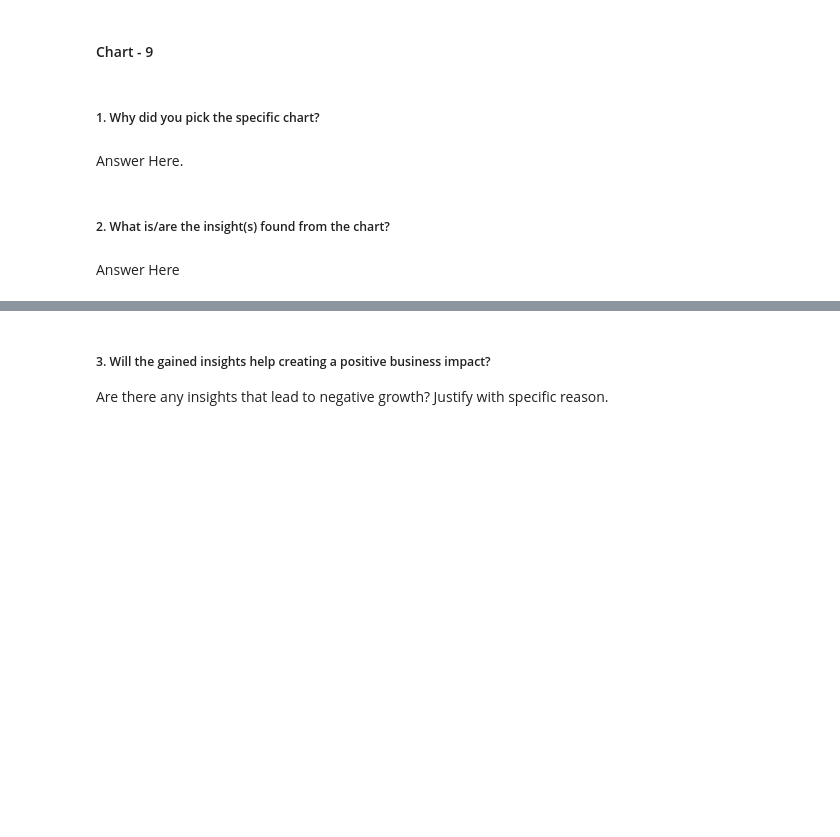
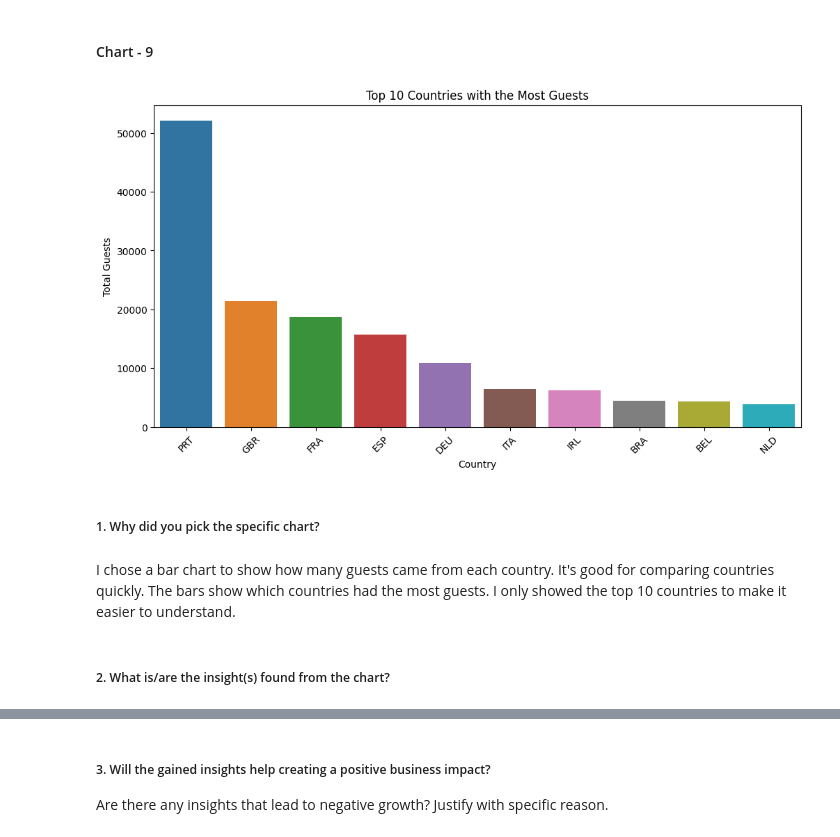
Before and after one commit to Sonall2023/Capstone_EDA_Hotel_booking, a Jupyter notebook: Hotel_Booking_Analysis.ipynb, the cells around one changed output, grey strips where cells are left out. Cells and saved outputs as stored; diff of their text form; code cells hidden in the pictures; blank space fills up the shorter version.

```diff
--- a/Hotel_Booking_Analysis.ipynb
+++ b/Hotel_Booking_Analysis.ipynb
@@ -795,8 +825,23 @@ Answer Here
+# %%
+# Chart - 9 visualization code
+# Top 10 countries with the Most Guests
+# Grouping data by country and calculating total guests from each country
+guests_by_country = Hotel_df.groupby('country')['total_guests'].sum().reset_index()
+# Sorting data in descending order of total guests
+guests_by_country = guests_by_country.sort_values(by='total_guests', ascending=False)
+# Plotting the bar chart
+plt.figure(figsize=(12, 6))
+sns.barplot(x='country', y='total_guests', data=guests_by_country.head(10))
+plt.xlabel('Country')
+plt.ylabel('Total Guests')
+plt.title('Top 10 Countries with the Most Guests')
+plt.xticks(rotation=45)
+plt.show()
+# %% [output]
+[figure, added]
 # %% [markdown]
 ##### 1. Why did you pick the specific chart?
-# %% [markdown]
-Answer Here.
+# %% [markdown]
+I chose a bar chart to show how many guests came from each country. It's good for comparing countries quickly. The bars show which countries had the most guests. I only showed the top 10 countries to make it easier to understand.
 # %% [markdown]
 ##### 2. What is/are the insight(s) found from the chart?
-# %% [markdown]
-Answer Here
```
Also changed, not shown: parts of 67 cells of this notebook.
